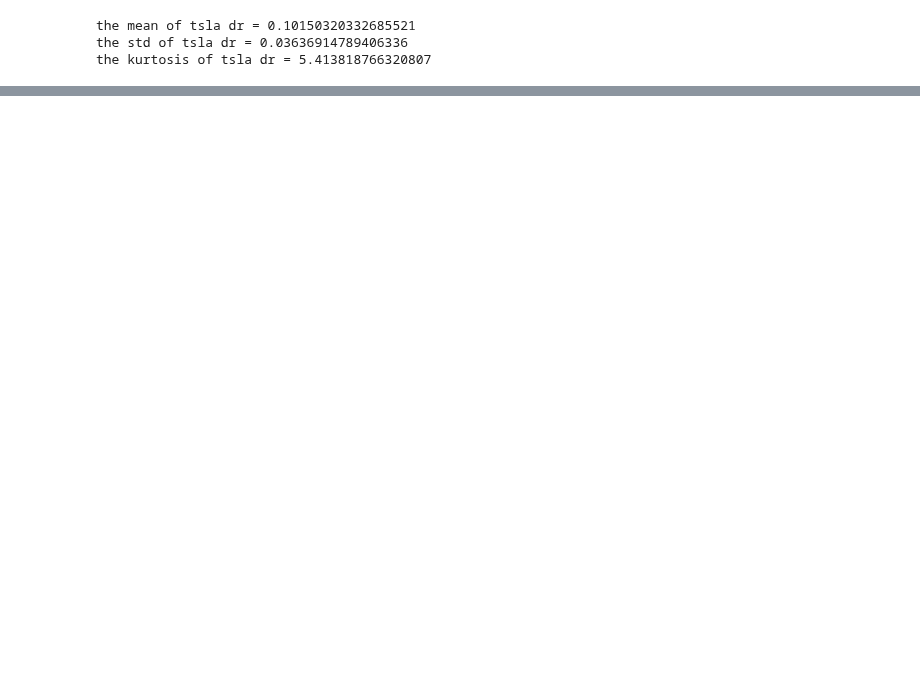
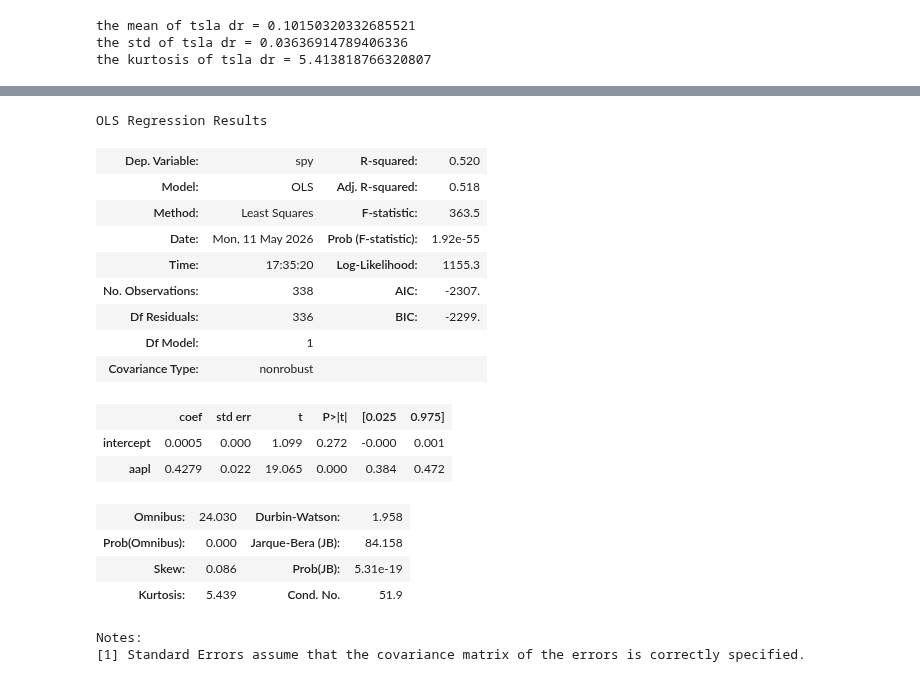
Before and after one commit to Hamza-rami/Stock_trading, a Jupyter notebook: stock_trading.ipynb, the cells around one changed output, grey strips where cells are left out. Cells and saved outputs as stored; diff of their text form; code cells hidden in the pictures; blank space fills up the shorter version.

```diff
--- a/stock_trading.ipynb
+++ b/stock_trading.ipynb
@@ -267,0 +295,26 @@ the kurtosis of tsla dr = 5.413818766320807
+# %%
+ml = daily_returns.copy()
+ml['intercept'] = 1
+lm = sm.OLS(ml.spy, ml[['intercept', 'aapl']])
+res = lm.fit()
+res.summary()
+# %% [output]
+OLS Regression Results
+| Dep. Variable: | spy | R-squared: | 0.520 |
+| Model: | OLS | Adj. R-squared: | 0.518 |
+| Method: | Least Squares | F-statistic: | 363.5 |
+| Date: | Mon, 11 May 2026 | Prob (F-statistic): | 1.92e-55 |
+| Time: | 17:35:20 | Log-Likelihood: | 1155.3 |
+| No. Observations: | 338 | AIC: | -2307. |
+| Df Residuals: | 336 | BIC: | -2299. |
+| Df Model: | 1 |  |  |
+| Covariance Type: | nonrobust |  |  |
+|  | coef | std err | t | P>|t| | [0.025 | 0.975] |
+| intercept | 0.0005 | 0.000 | 1.099 | 0.272 | -0.000 | 0.001 |
+| aapl | 0.4279 | 0.022 | 19.065 | 0.000 | 0.384 | 0.472 |
+| Omnibus: | 24.030 | Durbin-Watson: | 1.958 |
+| Prob(Omnibus): | 0.000 | Jarque-Bera (JB): | 84.158 |
+| Skew: | 0.086 | Prob(JB): | 5.31e-19 |
+| Kurtosis: | 5.439 | Cond. No. | 51.9 |
+Notes:
+[1] Standard Errors assume that the covariance matrix of the errors is correctly specified.
```
Also changed, not shown: parts of 11 cells of this notebook, 4 other files.
